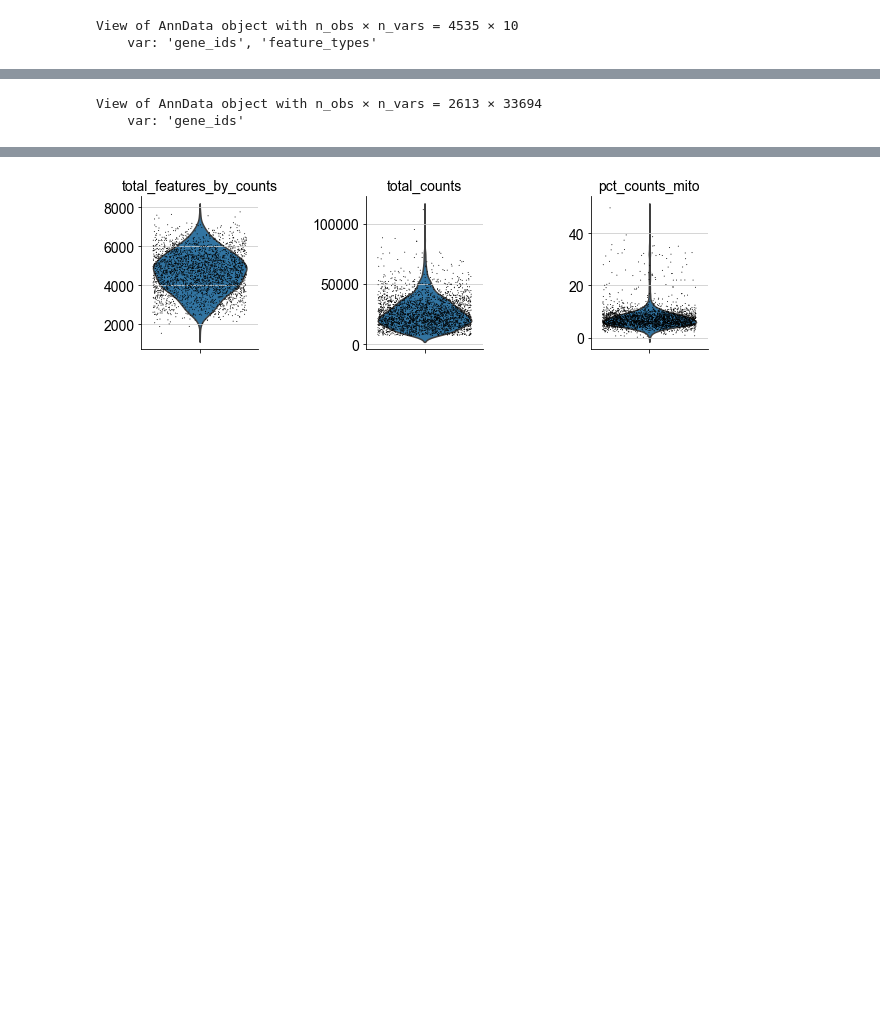
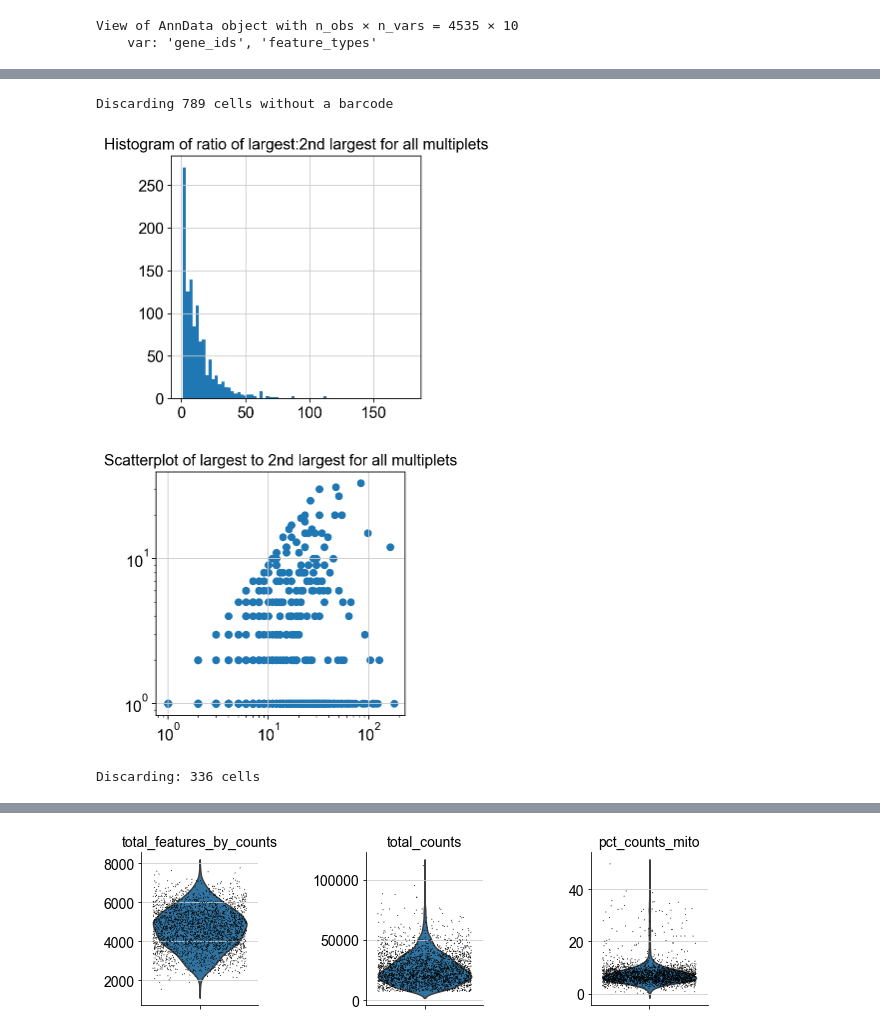
Before and after one commit to UCSFSystemsBio/BP205B_2019, a Jupyter notebook: demultiplexing/10x_Algorithms_v2.ipynb, the cells around one changed output, grey strips where cells are left out. Drawn from its saved outputs; the diff is of its cells as text; code cells hidden in the pictures; blank space fills up the shorter version.

```diff
--- a/demultiplexing/10x_Algorithms_v2.ipynb
+++ b/demultiplexing/10x_Algorithms_v2.ipynb
@@ -62,8 +45,37 @@ plt.show()
-# %%
-singlets = barcodes_per_cell == 1
-adata_barcodes_filtered = adata_barcodes_filtered[singlets,]
-adata_rna = adata_rna[adata_barcodes_filtered.obs.index,:]
-adata_rna
-# %% [output]
-View of AnnData object with n_obs × n_vars = 2613 × 33694
-    var: 'gene_ids'
+# %%
+#Separate multiplets from adata barcode object
+zeroes = barcodes_per_cell < 1
+print("Discarding", np.sum(zeroes), "cells without a barcode")
+multiplets = barcodes_per_cell > 1
+adata_barcodes_multiplets = adata_barcodes_filtered[multiplets,:]
+adata_barcodes_multiplets_array = adata_barcodes_filtered[multiplets,:].X.toarray()
+# %% [output]
+Discarding 789 cells without a barcode
+# %%
+#Histogram
+multiplet_ratio = []
+for i in range(adata_barcodes_multiplets_array.shape[0]):
+    ratio = sorted(adata_barcodes_multiplets_array[i,:])[-1]/np.sort(adata_barcodes_multiplets_array[i,:])[-2]
+    multiplet_ratio.append(ratio)
+
+plt.hist(multiplet_ratio, bins='auto')
+plt.title("Histogram of ratio of largest:2nd largest for all multiplets")
+plt.show()
+#Scatterplot
+highest_amt = []
+lowest_amt = []
+for i in range(adata_barcodes_multiplets_array.shape[0]):
+    highest = np.sort(adata_barcodes_multiplets_array[i,:])[-1]
+    lowest = np.sort(adata_barcodes_multiplets_array[i,:])[-2]
+    highest_amt.append(highest)
+    lowest_amt.append(lowest)
+plt.scatter(highest_amt,lowest_amt)
+plt.loglog()
+plt.title("Scatterplot of largest to 2nd largest for all multiplets")
+plt.show()
+
+print("Discarding:",np.sum(i <5 for i in multiplet_ratio), "cells")
+# %% [output]
+[figure, added]
+[figure, added]
+Discarding: 336 cells
```
Also changed, not shown: parts of 7 cells of this notebook.
